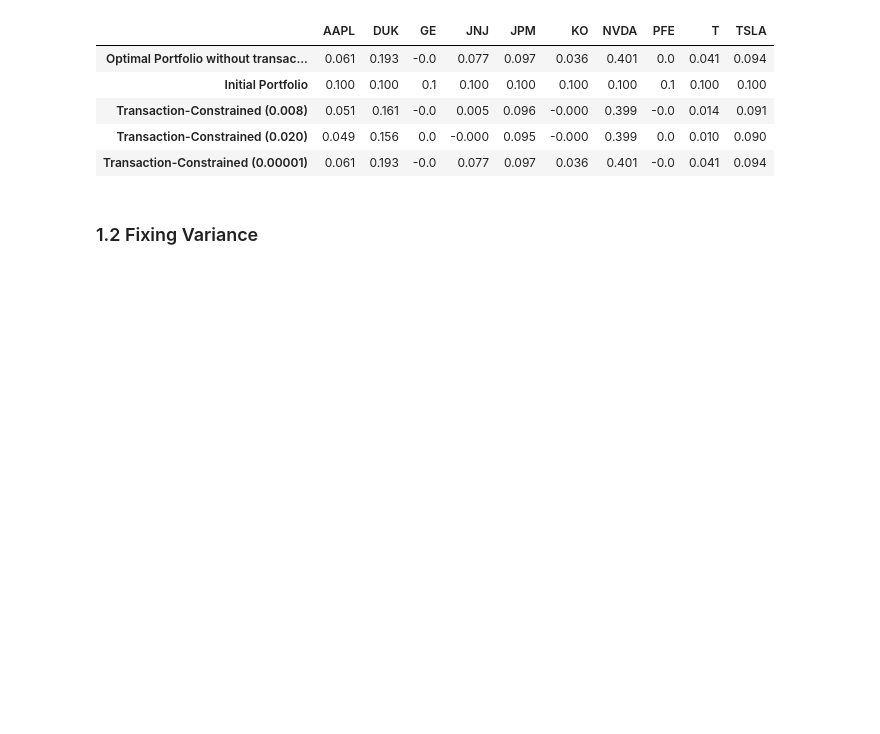
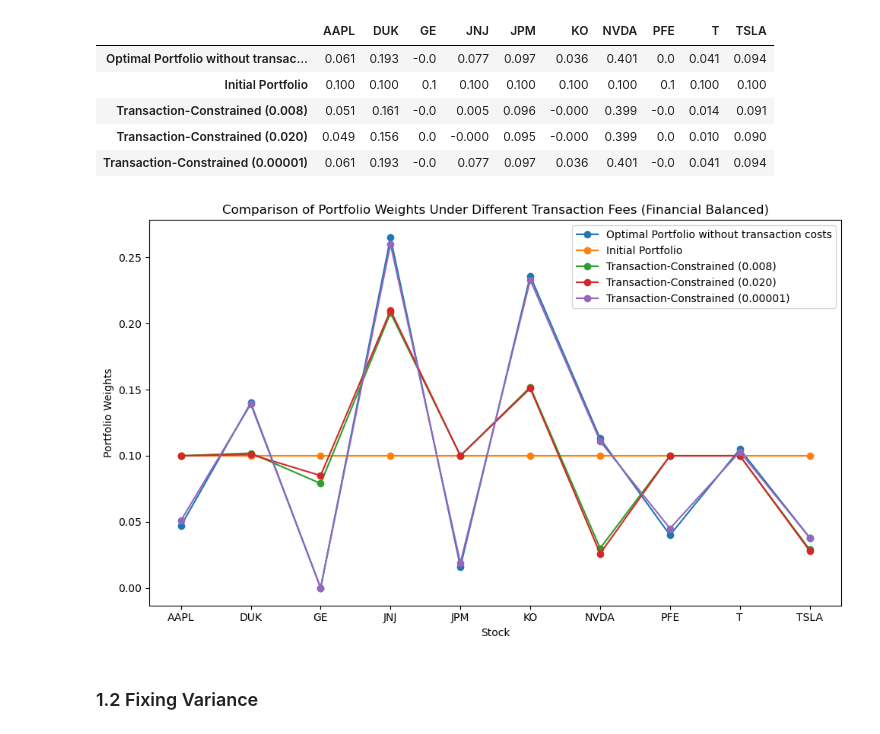
Before and after one commit to jchhong/math441-convex-opt, a Jupyter notebook: main.ipynb, the cells around one changed output. Drawn from its saved outputs; the diff is of its cells as text; code cells hidden in the pictures; blank space fills up the shorter version.

Commit message:
changed vis for model 1

```diff
--- a/main.ipynb
+++ b/main.ipynb
@@ -173,6 +173,22 @@ YF.download() has changed argument auto_adjust default to True
 | Transaction-Constrained (0.008) | 0.051 | 0.161 | -0.0 | 0.005 | 0.096 | -0.000 | 0.399 | -0.0 | 0.014 | 0.091 |
 | Transaction-Constrained (0.020) | 0.049 | 0.156 | 0.0 | -0.000 | 0.095 | -0.000 | 0.399 | 0.0 | 0.010 | 0.090 |
 | Transaction-Constrained (0.00001) | 0.061 | 0.193 | -0.0 | 0.077 | 0.097 | 0.036 | 0.401 | -0.0 | 0.041 | 0.094 |
+# %%
+fig, ax = plt.subplots(figsize=(10, 6))
+
+for index, row in result_df.iterrows():
+    ax.plot(portfolio.get_tickers(), row, marker='o', label=index)
+
+ax.set_xlabel("Stock")
+ax.set_ylabel("Portfolio Weights")
+ax.set_title("Comparison of Portfolio Weights Under Different Transaction Fees (Financial Balanced)")
+ax.legend()
+
+plt.tight_layout()
+plt.savefig("figs/model1_vis1.png", bbox_inches='tight')
+plt.show()
+# %% [output]
+[figure, added]
 # %% [markdown]
 ### 1.2 Fixing Variance
 # %% [markdown]
```
Also changed, not shown: parts of 2 cells of this notebook, 3 other files.
